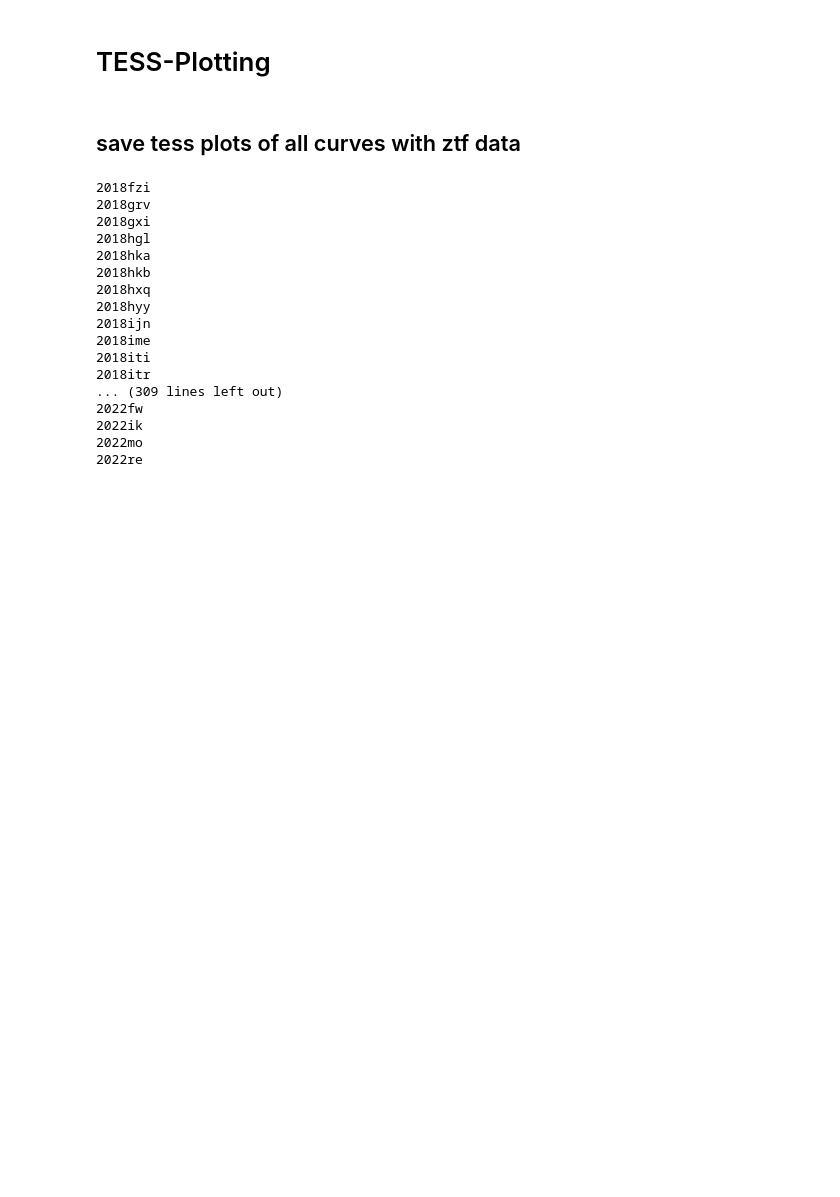
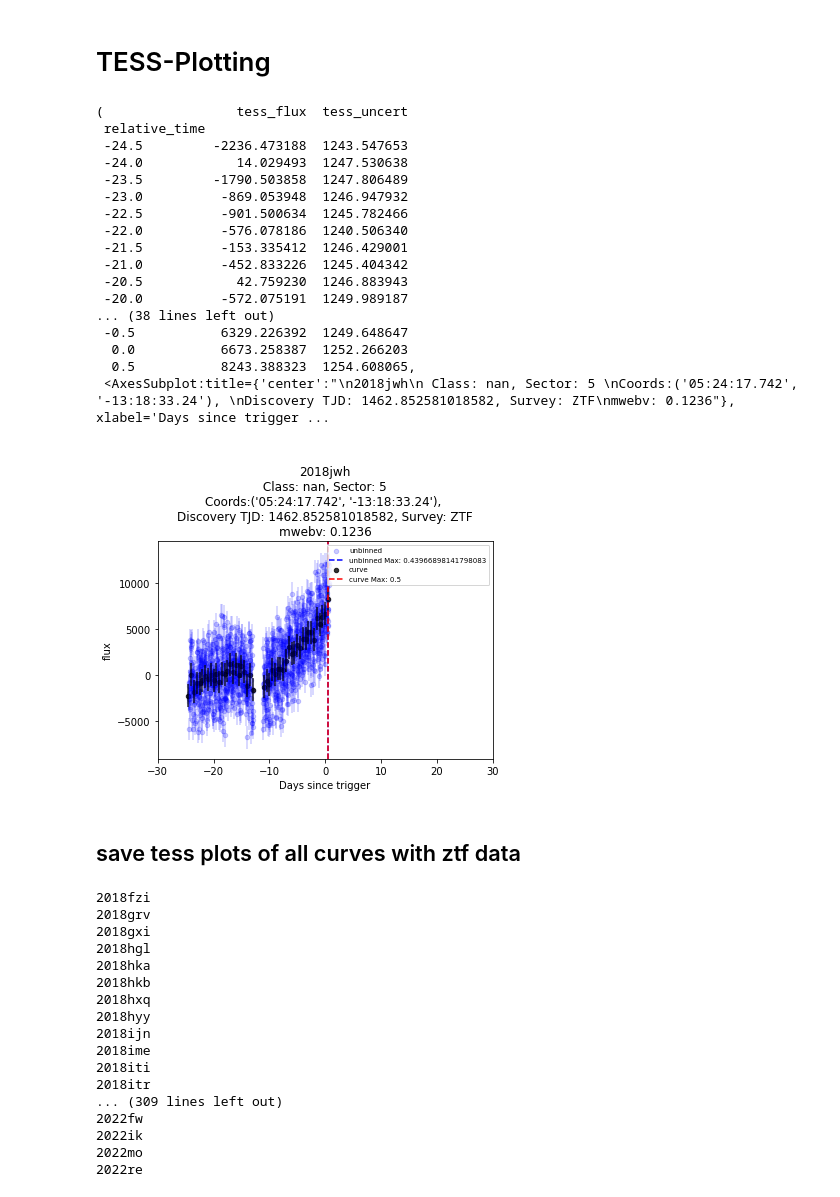
Before and after one commit to halihuang/TESSEpochTime, a Jupyter notebook: plotting.ipynb, the cells around one changed output. Saved outputs shown, nothing was run; the diff lists cells and outputs as text; code cells hidden in the pictures; blank space fills up the shorter version.

```diff
--- a/plotting.ipynb
+++ b/plotting.ipynb
@@ -113,7 +58,7 @@ import warnings
 light_curves = os.listdir("./TESS_data/ztf_data")
 save_dir="./TESS_data/tess_unprocessed_plots/all/"
 xlim = [-30,30]
-parameterss = {
+parameters = {
         "norm": False,
         "to_bin": False,
         "bin_interval": "0.5D",
@@ -132,6 +77,27 @@ def save_all(curves):
             tess_name = curve_name.split("_")[0]
             print(tess_name)
             tess_plot(tess_name, parameters, save=True, save_dir=save_dir)
+# %%
+tess_plot("2018jwh", parameters)
+# %% [output]
+(                 tess_flux  tess_uncert
+ relative_time
+ -24.5         -2236.473188  1243.547653
+ -24.0            14.029493  1247.530638
+ -23.5         -1790.503858  1247.806489
+ -23.0          -869.053948  1246.947932
+ -22.5          -901.500634  1245.782466
+ -22.0          -576.078186  1240.506340
+ -21.5          -153.335412  1246.429001
+ -21.0          -452.833226  1245.404342
+ -20.5            42.759230  1246.883943
+ -20.0          -572.075191  1249.989187
+... (38 lines left out)
+ -0.5           6329.226392  1249.648647
+  0.0           6673.258387  1252.266203
+  0.5           8243.388323  1254.608065,
+ <AxesSubplot:title={'center':"\n2018jwh\n Class: nan, Sector: 5 \nCoords:('05:24:17.742', '-13:18:33.24'), \nDiscovery TJD: 1462.852581018582, Survey: ZTF\nmwebv: 0.1236"}, xlabel='Days since trigger ...
+[figure, added]
 # %% [markdown]
 ## save tess plots of all curves with ztf data
 # %%
```
Also changed, not shown: parts of 5 cells of this notebook, 2 other files.
